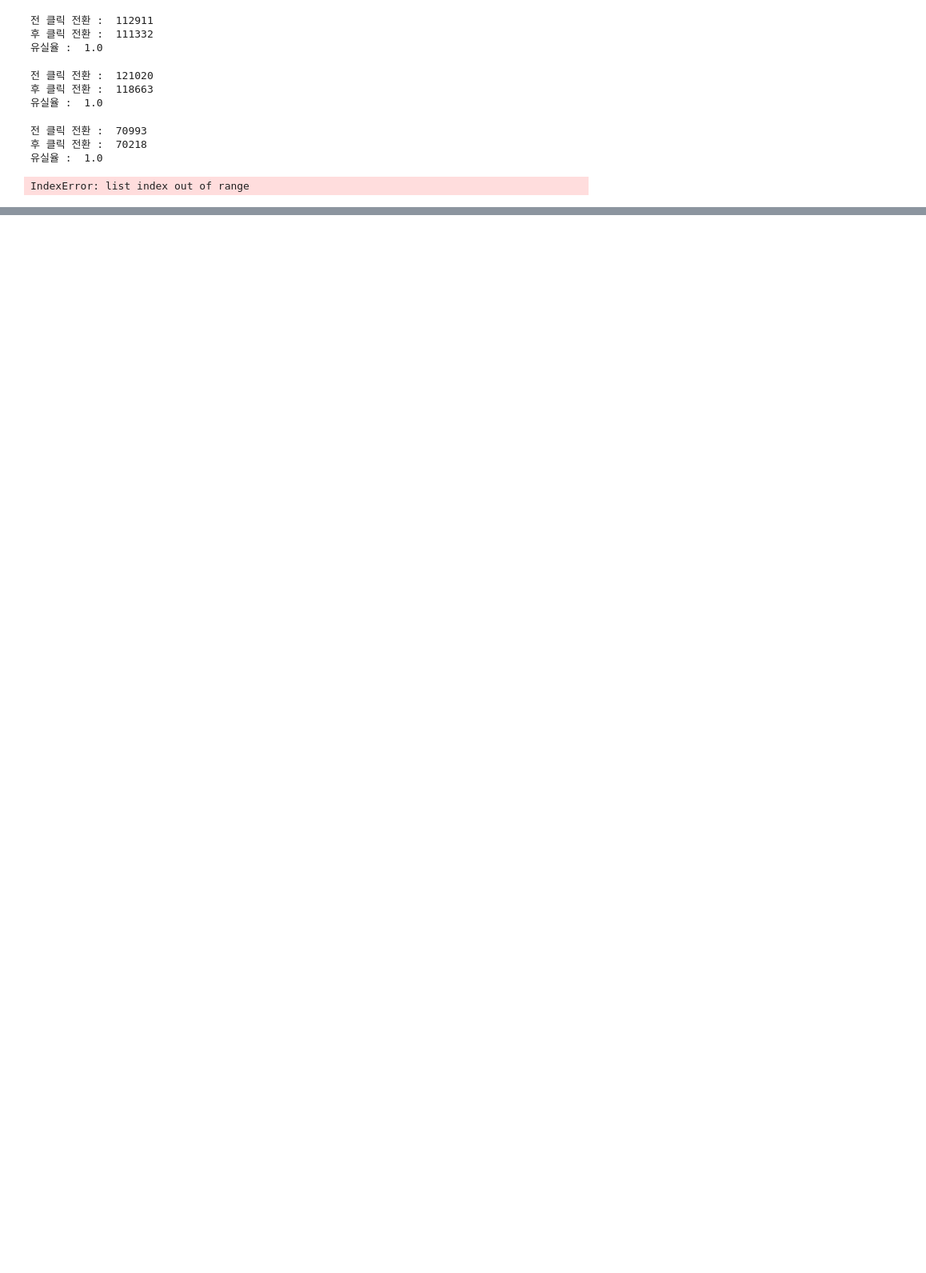
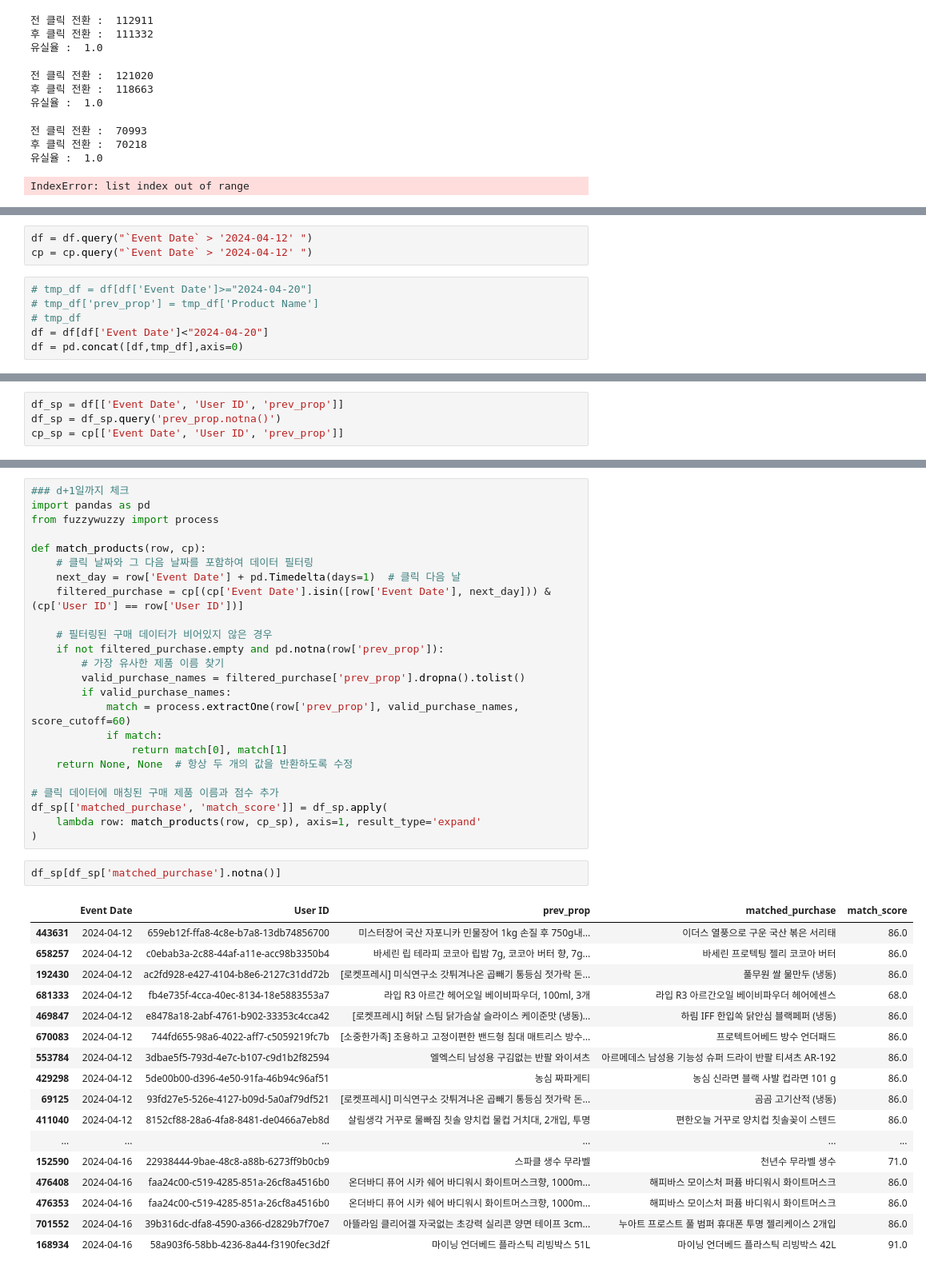
Before and after one commit to skadudd/bayes-ABtest, a Jupyter notebook: cp_test/cp_test.ipynb, the cells around one changed output, grey strips where cells are left out. Shown at 80% size. Drawn from its saved outputs; the diff is of its cells as text; blank space fills up the shorter version.

```diff
--- a/cp_test/cp_test.ipynb
+++ b/cp_test/cp_test.ipynb
@@ -164,0 +661,9 @@ pd.concat([df.head(10),df.tail(5)])
+# %%
+df = df.query("`Event Date` > '2024-04-12' ")
+cp = cp.query("`Event Date` > '2024-04-12' ")
+# %%
+# tmp_df = df[df['Event Date']>="2024-04-20"]
+# tmp_df['prev_prop'] = tmp_df['Product Name']
+# tmp_df
+df = df[df['Event Date']<"2024-04-20"]
+df = pd.concat([df,tmp_df],axis=0)
@@ -164,0 +679,4 @@ pd.concat([df.head(10),df.tail(5)])
+# %%
+df_sp = df[['Event Date', 'User ID', 'prev_prop']]
+df_sp = df_sp.query('prev_prop.notna()')
+cp_sp = cp[['Event Date', 'User ID', 'prev_prop']]
@@ -164,0 +710,44 @@ pd.concat([df.head(10),df.tail(5)])
+# %%
+### d+1일까지 체크
+import pandas as pd
+from fuzzywuzzy import process
+
+def match_products(row, cp):
+    # 클릭 날짜와 그 다음 날짜를 포함하여 데이터 필터링
+    next_day = row['Event Date'] + pd.Timedelta(days=1)  # 클릭 다음 날
+    filtered_purchase = cp[(cp['Event Date'].isin([row['Event Date'], next_day])) & (cp['User ID'] == row['User ID'])]
+
+    # 필터링된 구매 데이터가 비어있지 않은 경우
+    if not filtered_purchase.empty and pd.notna(row['prev_prop']):
+        # 가장 유사한 제품 이름 찾기
+        valid_purchase_names = filtered_purchase['prev_prop'].dropna().tolist()
+        if valid_purchase_names:
+            match = process.extractOne(row['prev_prop'], valid_purchase_names, score_cutoff=60)
+            if match:
+                return match[0], match[1]
+    return None, None  # 항상 두 개의 값을 반환하도록 수정
+
+# 클릭 데이터에 매칭된 구매 제품 이름과 점수 추가
+df_sp[['matched_purchase', 'match_score']] = df_sp.apply(
+    lambda row: match_products(row, cp_sp), axis=1, result_type='expand'
+)
+# %%
+df_sp[df_sp['matched_purchase'].notna()]
+# %% [output]
+|  | Event Date | User ID | prev_prop | matched_purchase | match_score |
+| 443631 | 2024-04-12 | 659eb12f-ffa8-4c8e-b7a8-13db74856700 | 미스터장어 국산 자포니카 민물장어 1kg 손질 후 750g내... | 이더스 열풍으로 구운 국산 볶은 서리태 | 86.0 |
+| 658257 | 2024-04-12 | c0ebab3a-2c88-44af-a11e-acc98b3350b4 | 바세린 립 테라피 코코아 립밤 7g, 코코아 버터 향, 7g... | 바세린 프로텍팅 젤리 코코아 버터 | 86.0 |
+| 192430 | 2024-04-12 | ac2fd928-e427-4104-b8e6-2127c31dd72b | [로켓프레시] 미식연구소 갓튀겨나온 곱빼기 통등심 젓가락 돈... | 풀무원 쌀 물만두 (냉동) | 86.0 |
+| 681333 | 2024-04-12 | fb4e735f-4cca-40ec-8134-18e5883553a7 | 라입 R3 아르간 헤어오일 베이비파우더, 100ml, 3개 | 라입 R3 아르간오일 베이비파우더 헤어에센스 | 68.0 |
+| 469847 | 2024-04-12 | e8478a18-2abf-4761-b902-33353c4cca42 | [로켓프레시] 허닭 스팀 닭가슴살 슬라이스 케이준맛 (냉동)... | 하림 IFF 한입쏙 닭안심 블랙페퍼 (냉동) | 86.0 |
+| 670083 | 2024-04-12 | 744fd655-98a6-4022-aff7-c5059219fc7b | [소중한가족] 조용하고 고정이편한 밴드형 침대 매트리스 방수... | 프로텍트어베드 방수 언더패드 | 86.0 |
+| 553784 | 2024-04-12 | 3dbae5f5-793d-4e7c-b107-c9d1b2f82594 | 엘엑스티 남성용 구김없는 반팔 와이셔츠 | 아르메데스 남성용 기능성 슈퍼 드라이 반팔 티셔츠 AR-192 | 86.0 |
+| 429298 | 2024-04-12 | 5de00b00-d396-4e50-91fa-46b94c96af51 | 농심 짜파게티 | 농심 신라면 블랙 사발 컵라면 101 g | 86.0 |
+| 69125 | 2024-04-12 | 93fd27e5-526e-4127-b09d-5a0af79df521 | [로켓프레시] 미식연구소 갓튀겨나온 곱빼기 통등심 젓가락 돈... | 곰곰 고기산적 (냉동) | 86.0 |
+| 411040 | 2024-04-12 | 8152cf88-28a6-4fa8-8481-de0466a7eb8d | 살림생각 거꾸로 물빠짐 칫솔 양치컵 물컵 거치대, 2개입, 투명 | 편한오늘 거꾸로 양치컵 칫솔꽂이 스텐드 | 86.0 |
+| ... | ... | ... | ... | ... | ... |
+| 152590 | 2024-04-16 | 22938444-9bae-48c8-a88b-6273ff9b0cb9 | 스파클 생수 무라벨 | 천년수 무라벨 생수 | 71.0 |
+| 476408 | 2024-04-16 | faa24c00-c519-4285-851a-26cf8a4516b0 | 온더바디 퓨어 시카 쉐어 바디워시 화이트머스크향, 1000m... | 해피바스 모이스처 퍼퓸 바디워시 화이트머스크 | 86.0 |
+| 476353 | 2024-04-16 | faa24c00-c519-4285-851a-26cf8a4516b0 | 온더바디 퓨어 시카 쉐어 바디워시 화이트머스크향, 1000m... | 해피바스 모이스처 퍼퓸 바디워시 화이트머스크 | 86.0 |
+| 701552 | 2024-04-16 | 39b316dc-dfa8-4590-a366-d2829b7f70e7 | 아뜰라임 클리어겔 자국없는 초강력 실리콘 양면 테이프 3cm... | 누아트 프로스트 풀 범퍼 휴대폰 투명 젤리케이스 2개입 | 86.0 |
+| 168934 | 2024-04-16 | 58a903f6-58bb-4236-8a44-f3190fec3d2f | 마이닝 언더베드 플라스틱 리빙박스 51L | 마이닝 언더베드 플라스틱 리빙박스 42L | 91.0 |
```
Also changed, not shown: parts of 54 cells of this notebook, 3 other files.
